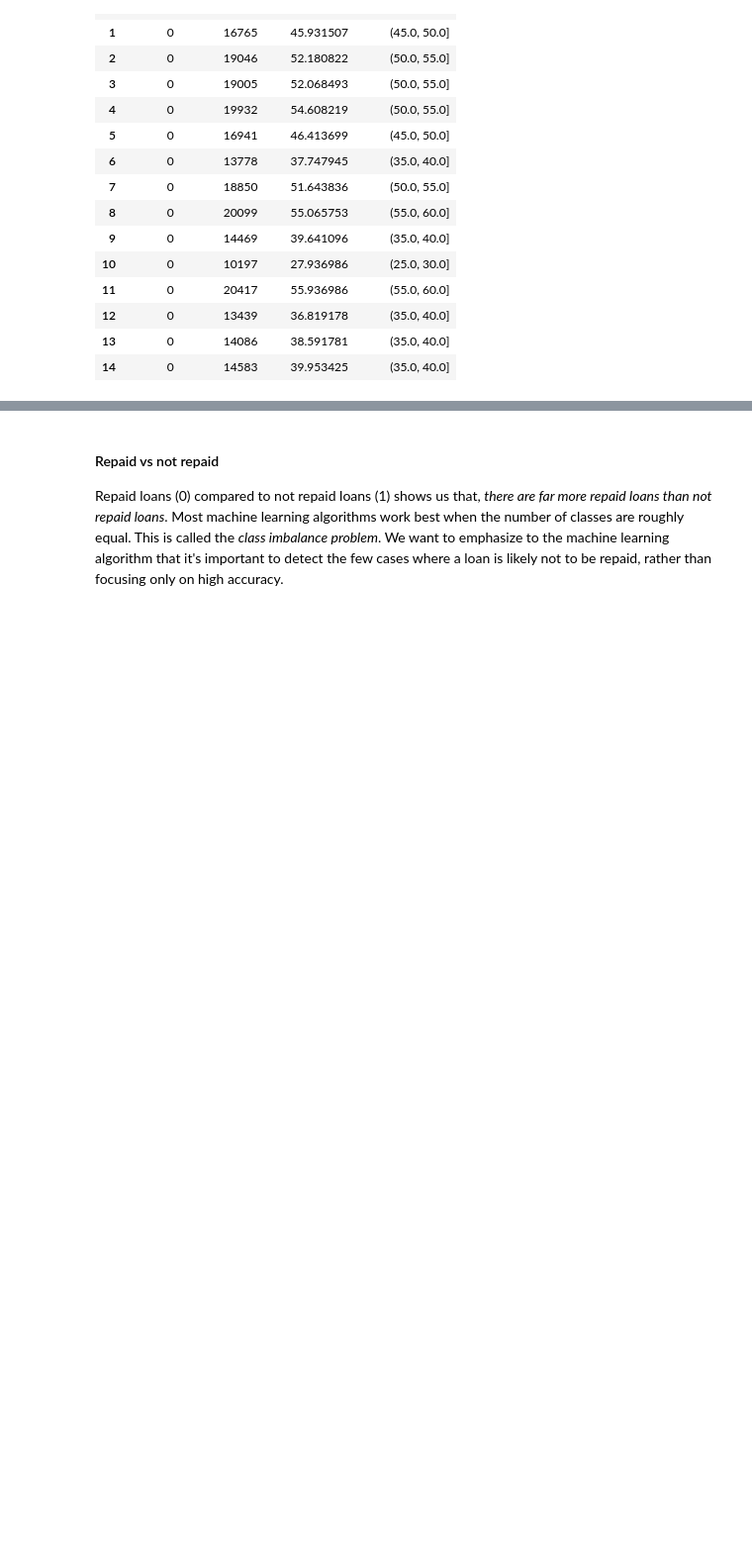
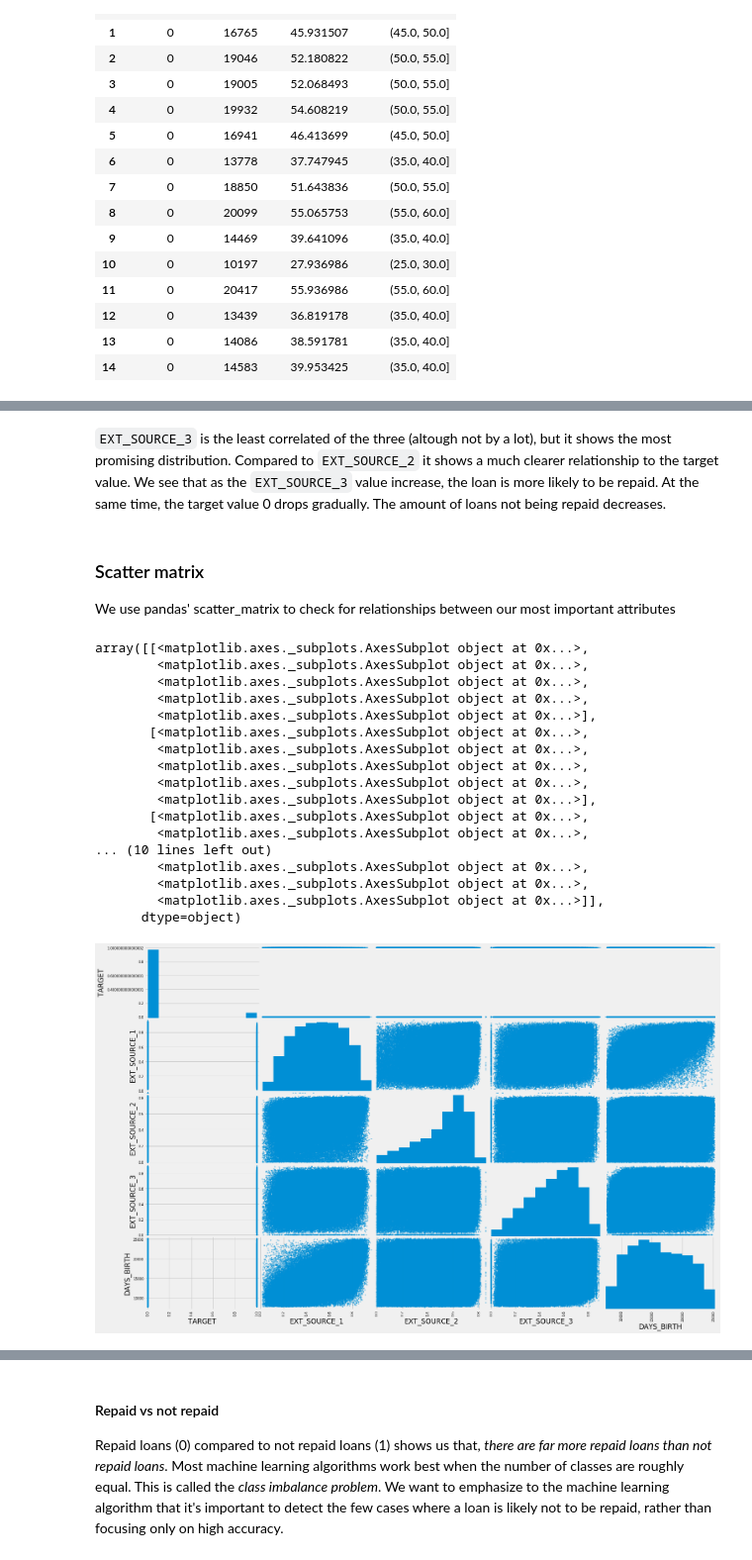
Before and after one commit to adrsolheim/notebooks, a Jupyter notebook: home-credit-default-risk/home_credit_default_risk.ipynb, the cells around one changed output, grey strips where cells are left out. Shown at 99% size. Saved outputs shown, nothing was run; the diff lists cells and outputs as text; code cells hidden in the pictures; blank space fills up the shorter version.

````diff
--- a/home-credit-default-risk/home_credit_default_risk.ipynb
+++ b/home-credit-default-risk/home_credit_default_risk.ipynb
@@ -541,0 +593,30 @@ Text(0.5,1,'Failure to Repay by Age Group')
+# %% [markdown]
+```EXT_SOURCE_3``` is the least correlated of the three (altough not by a lot), but it shows the most promising distribution. Compared to ```EXT_SOURCE_2``` it shows a much clearer relationship to the target value. We see that as the ```EXT_SOURCE_3``` value increase, the loan is more likely to be repaid. At the same time, the target value 0 drops gradually. The amount of loans not being repaid decreases.
+# %% [markdown]
+### Scatter matrix
+
+We use pandas' scatter_matrix to check for relationships between our most important attributes
+# %%
+from pandas.tools.plotting import scatter_matrix
+
+important_attributes = ['EXT_SOURCE_1','EXT_SOURCE_2','EXT_SOURCE_3','DAYS_BIRTH']
+scatter_matrix(train_set[important_attributes], figsize=(22,15))
+# %% [output]
+array([[<matplotlib.axes._subplots.AxesSubplot object at 0x...>,
+        <matplotlib.axes._subplots.AxesSubplot object at 0x...>,
+        <matplotlib.axes._subplots.AxesSubplot object at 0x...>,
+        <matplotlib.axes._subplots.AxesSubplot object at 0x...>,
+        <matplotlib.axes._subplots.AxesSubplot object at 0x...>],
+       [<matplotlib.axes._subplots.AxesSubplot object at 0x...>,
+        <matplotlib.axes._subplots.AxesSubplot object at 0x...>,
+        <matplotlib.axes._subplots.AxesSubplot object at 0x...>,
+        <matplotlib.axes._subplots.AxesSubplot object at 0x...>,
+        <matplotlib.axes._subplots.AxesSubplot object at 0x...>],
+       [<matplotlib.axes._subplots.AxesSubplot object at 0x...>,
+        <matplotlib.axes._subplots.AxesSubplot object at 0x...>,
+... (10 lines left out)
+        <matplotlib.axes._subplots.AxesSubplot object at 0x...>,
+        <matplotlib.axes._subplots.AxesSubplot object at 0x...>,
+        <matplotlib.axes._subplots.AxesSubplot object at 0x...>]],
+      dtype=object)
+[figure, added]
````
Also changed, not shown: parts of 25 cells of this notebook.
